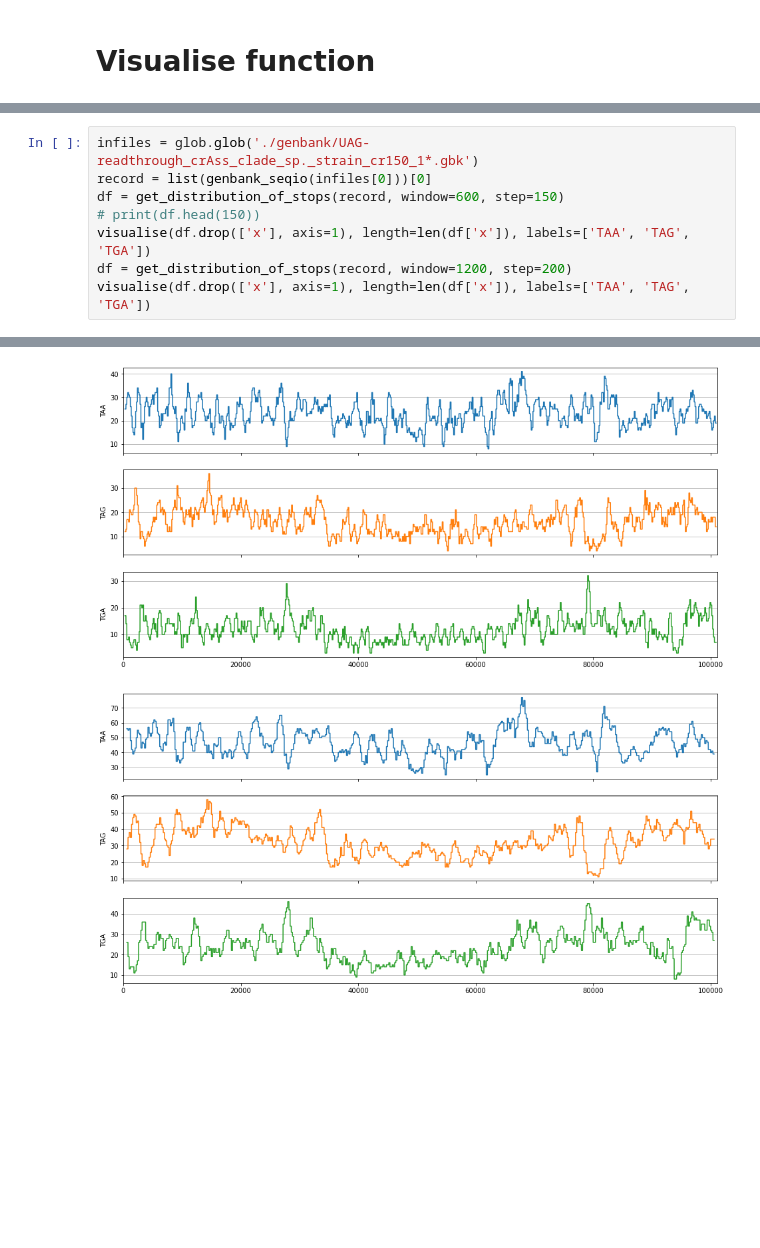
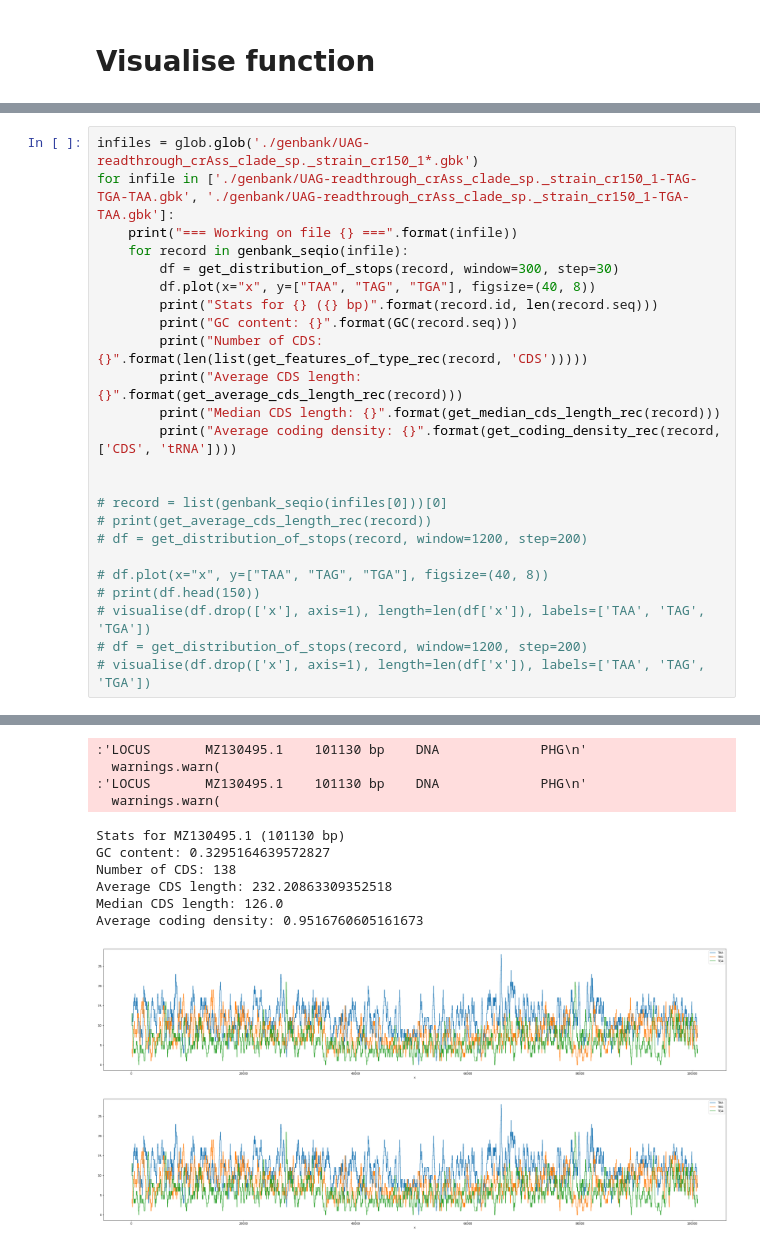
Before and after one commit to susiegriggo/Phicore, a Jupyter notebook: getting_started.ipynb, the cells around one changed output, grey strips where cells are left out. Cells and saved outputs as stored; diff of their text form; blank space fills up the shorter version.

```diff
--- a/getting_started.ipynb
+++ b/getting_started.ipynb
@@ -225,10 +248,26 @@ def visualise(df, length, labels):
         axes[i].set(ylabel=labels[i])
 # %%
 infiles = glob.glob('./genbank/UAG-readthrough_crAss_clade_sp._strain_cr150_1*.gbk')
-record = list(genbank_seqio(infiles[0]))[0]
-df = get_distribution_of_stops(record, window=600, step=150)
+for infile in ['./genbank/UAG-readthrough_crAss_clade_sp._strain_cr150_1-TAG-TGA-TAA.gbk', './genbank/UAG-readthrough_crAss_clade_sp._strain_cr150_1-TGA-TAA.gbk']:
+    print("=== Working on file {} ===".format(infile))
+    for record in genbank_seqio(infile):
+        df = get_distribution_of_stops(record, window=300, step=30)
+        df.plot(x="x", y=["TAA", "TAG", "TGA"], figsize=(40, 8))
+        print("Stats for {} ({} bp)".format(record.id, len(record.seq)))
+        print("GC content: {}".format(GC(record.seq)))
+        print("Number of CDS: {}".format(len(list(get_features_of_type_rec(record, 'CDS')))))
+        print("Average CDS length: {}".format(get_average_cds_length_rec(record)))
+        print("Median CDS length: {}".format(get_median_cds_length_rec(record)))
+        print("Average coding density: {}".format(get_coding_density_rec(record, ['CDS', 'tRNA'])))
+
+
+# record = list(genbank_seqio(infiles[0]))[0]
+# print(get_average_cds_length_rec(record))
+# df = get_distribution_of_stops(record, window=1200, step=200)
+
+# df.plot(x="x", y=["TAA", "TAG", "TGA"], figsize=(40, 8))
 # print(df.head(150))
-visualise(df.drop(['x'], axis=1), length=len(df['x']), labels=['TAA', 'TAG', 'TGA'])
-df = get_distribution_of_stops(record, window=1200, step=200)
-visualise(df.drop(['x'], axis=1), length=len(df['x']), labels=['TAA', 'TAG', 'TGA'])
+# visualise(df.drop(['x'], axis=1), length=len(df['x']), labels=['TAA', 'TAG', 'TGA'])
+# df = get_distribution_of_stops(record, window=1200, step=200)
+# visualise(df.drop(['x'], axis=1), length=len(df['x']), labels=['TAA', 'TAG', 'TGA'])
 # %% [output]
@@ -237,2 +282,12 @@ visualise(df.drop(['x'], axis=1), length=len(df['x']), labels=['TAA', 'TAG', 'TG
+:'LOCUS       MZ130495.1    101130 bp    DNA             PHG\n'
+  warnings.warn(
+:'LOCUS       MZ130495.1    101130 bp    DNA             PHG\n'
+  warnings.warn(
+Stats for MZ130495.1 (101130 bp)
+GC content: 0.3295164639572827
+Number of CDS: 138
+Average CDS length: 232.20863309352518
+Median CDS length: 126.0
+Average coding density: 0.9516760605161673
-[figure, old version]
+[figure, new version]
-[figure, old version]
+[figure, new version]
```
Also changed, not shown: parts of 4 cells of this notebook.
